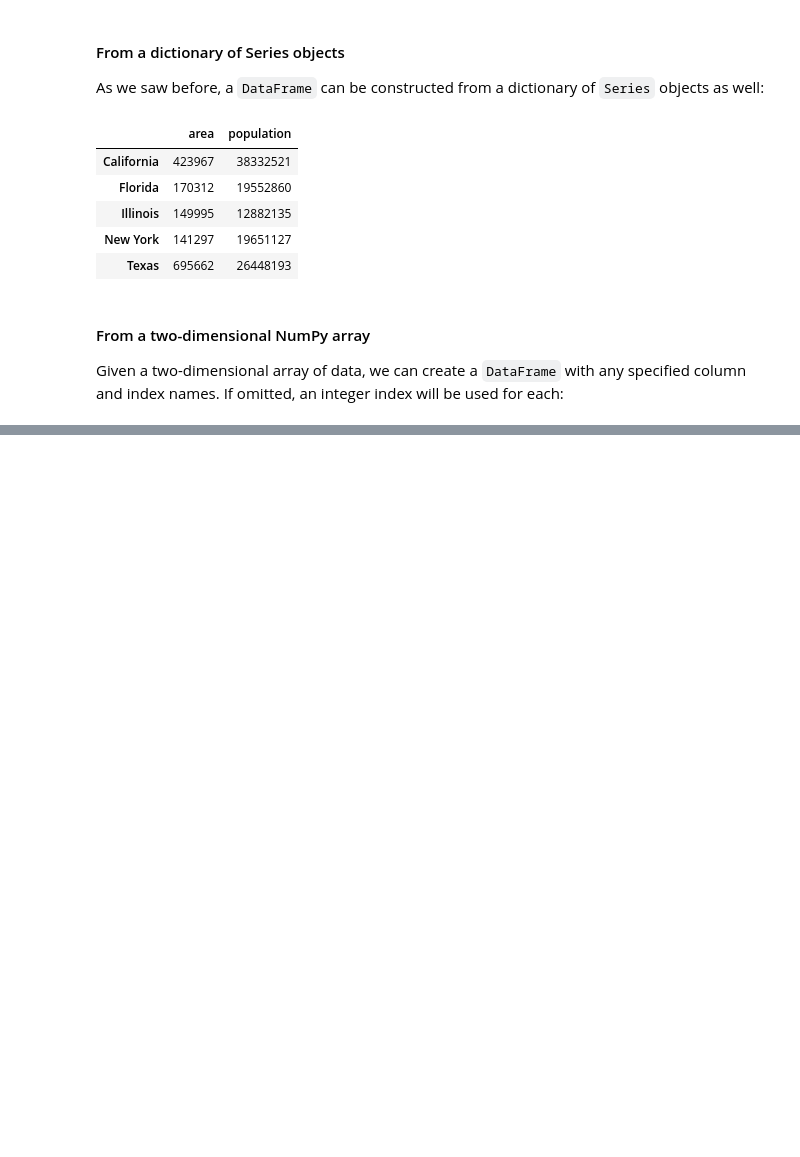
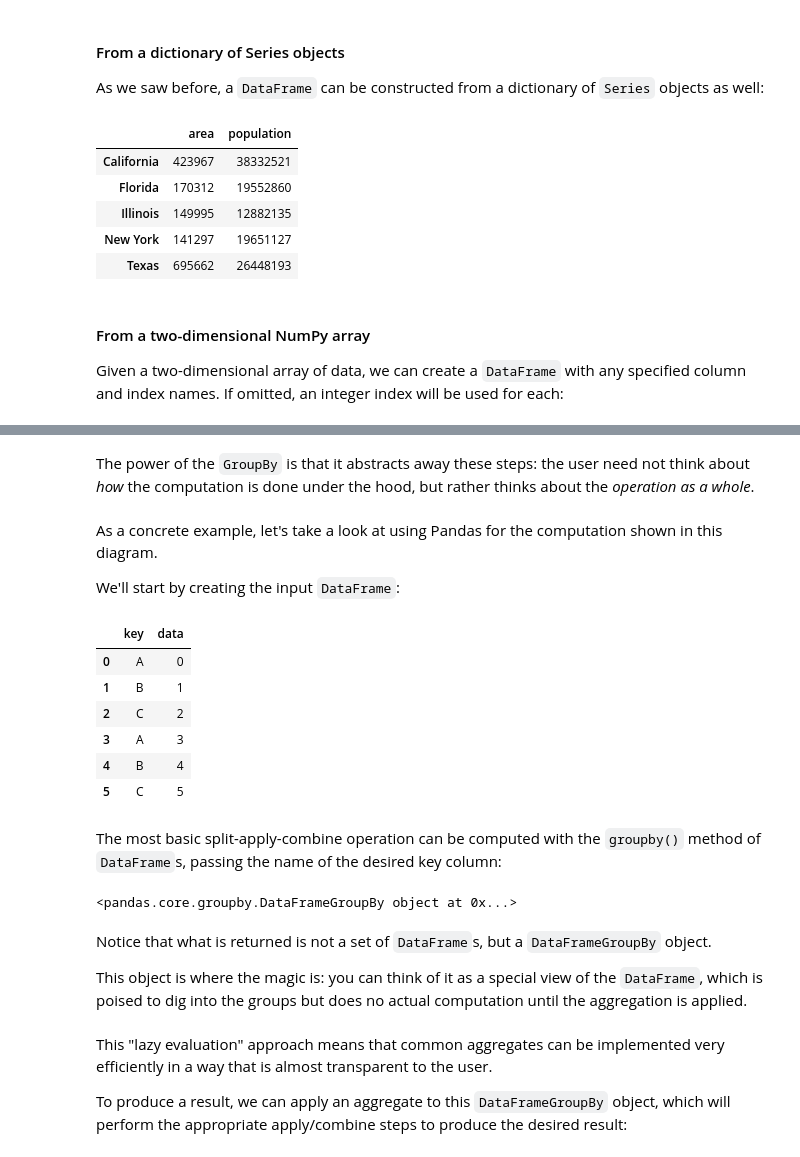
Before and after one commit to eitanlees/ISC-3313, a Jupyter notebook: Lectures/Week-11/21-Pandas.ipynb, the cells around one changed output, grey strips where cells are left out. Cells and saved outputs as stored; diff of their text form; code cells hidden in the pictures; blank space fills up the shorter version.

```diff
--- a/Lectures/Week-11/21-Pandas.ipynb
+++ b/Lectures/Week-11/21-Pandas.ipynb
@@ -435,0 +710,32 @@ Int64Index([1, 2, 9, 11], dtype='int64')
+# %% [markdown]
+The power of the ``GroupBy`` is that it abstracts away these steps: the user need not think about *how* the computation is done under the hood, but rather thinks about the *operation as a whole*.
+# %% [markdown]
+As a concrete example, let's take a look at using Pandas for the computation shown in this diagram.
+
+We'll start by creating the input ``DataFrame``:
+# %%
+df = pd.DataFrame({'key': ['A', 'B', 'C', 'A', 'B', 'C'],
+                   'data': range(6)}, columns=['key', 'data'])
+df
+# %% [output]
+|  | key | data |
+| 0 | A | 0 |
+| 1 | B | 1 |
+| 2 | C | 2 |
+| 3 | A | 3 |
+| 4 | B | 4 |
+| 5 | C | 5 |
+# %% [markdown]
+The most basic split-apply-combine operation can be computed with the ``groupby()`` method of ``DataFrame``s, passing the name of the desired key column:
+# %%
+df.groupby('key')
+# %% [output]
+<pandas.core.groupby.DataFrameGroupBy object at 0x...>
+# %% [markdown]
+Notice that what is returned is not a set of ``DataFrame``s, but a ``DataFrameGroupBy`` object.
+
+This object is where the magic is: you can think of it as a special view of the ``DataFrame``, which is poised to dig into the groups but does no actual computation until the aggregation is applied.
+# %% [markdown]
+This "lazy evaluation" approach means that common aggregates can be implemented very efficiently in a way that is almost transparent to the user.
+
+To produce a result, we can apply an aggregate to this ``DataFrameGroupBy`` object, which will perform the appropriate apply/combine steps to produce the desired result:
```
Also changed, not shown: parts of 120 cells of this notebook, 5 other files.
